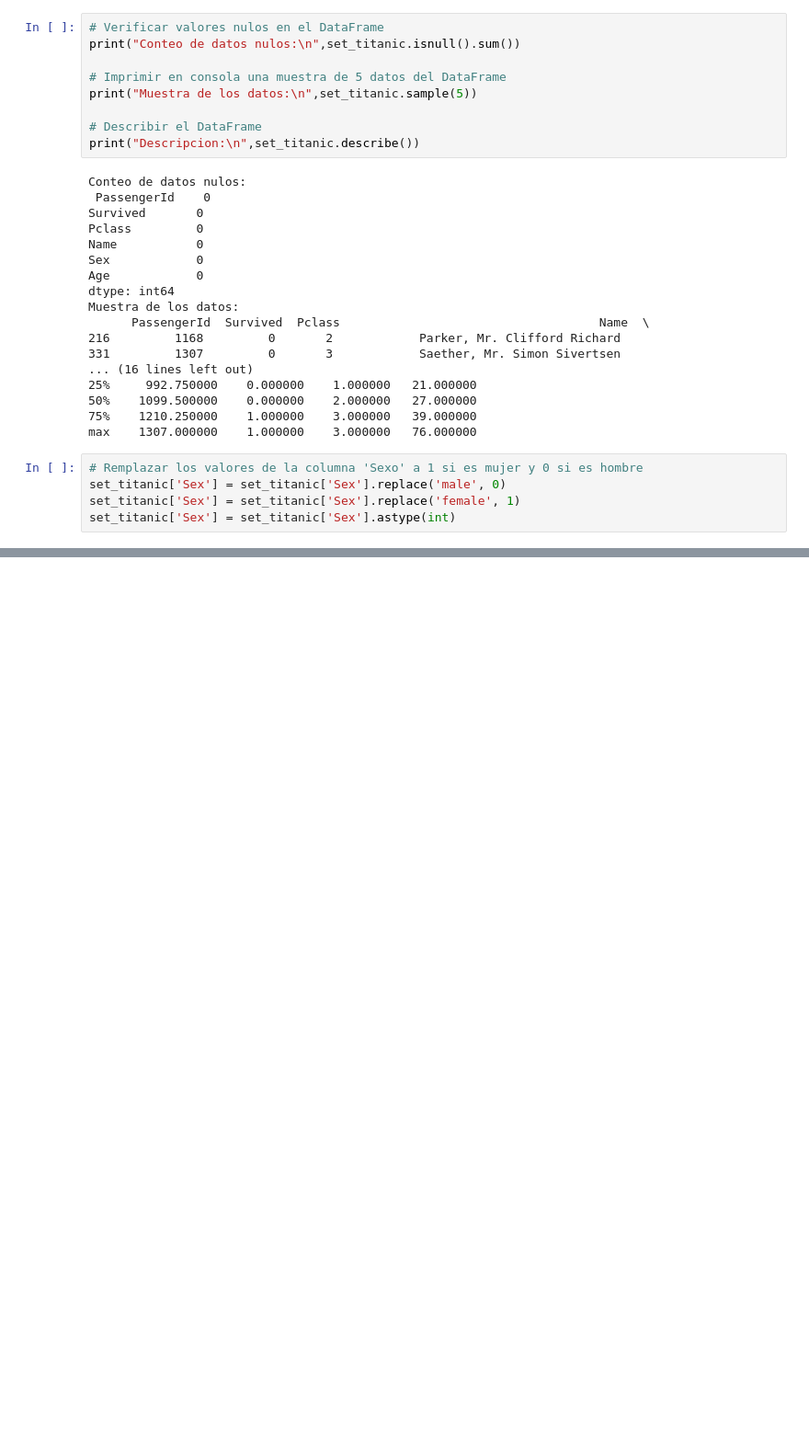
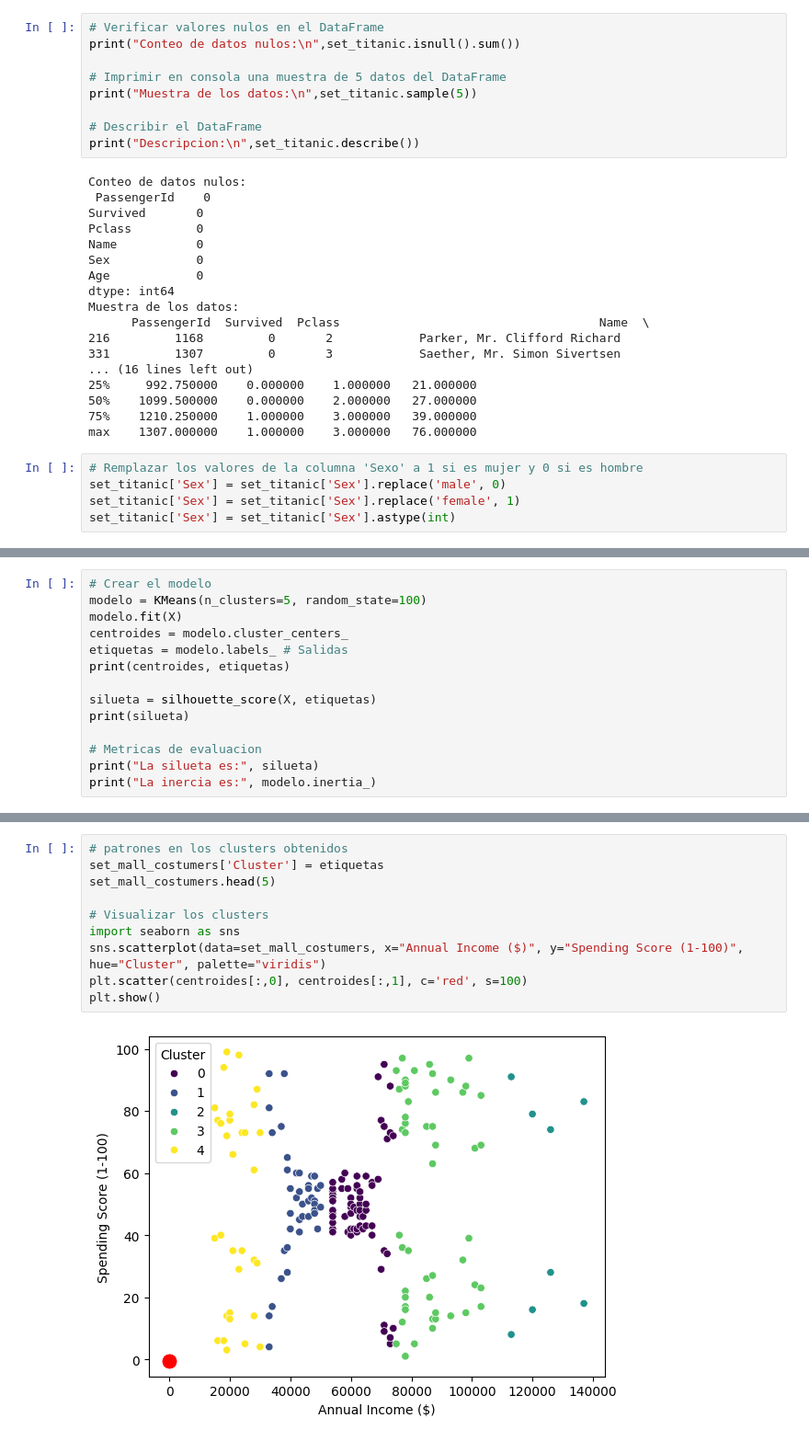
Before and after one commit to Alejo-P/Fundamentos-IA, a Jupyter notebook: T3-Aprendizaje-Automatico/programa.ipynb, the cells around one changed output, grey strips where cells are left out. Shown at 92% size. Drawn from its saved outputs; the diff is of its cells as text; blank space fills up the shorter version.

```diff
--- a/T3-Aprendizaje-Automatico/programa.ipynb
+++ b/T3-Aprendizaje-Automatico/programa.ipynb
@@ -155,0 +337,14 @@ set_titanic['Sex'] = set_titanic['Sex'].astype(int)
+# %%
+# Crear el modelo
+modelo = KMeans(n_clusters=5, random_state=100)
+modelo.fit(X)
+centroides = modelo.cluster_centers_
+etiquetas = modelo.labels_ # Salidas
+print(centroides, etiquetas)
+
+silueta = silhouette_score(X, etiquetas)
+print(silueta)
+
+# Metricas de evaluacion
+print("La silueta es:", silueta)
+print("La inercia es:", modelo.inertia_)
@@ -155,0 +365,12 @@ set_titanic['Sex'] = set_titanic['Sex'].astype(int)
+# %%
+# patrones en los clusters obtenidos
+set_mall_costumers['Cluster'] = etiquetas
+set_mall_costumers.head(5)
+
+# Visualizar los clusters
+import seaborn as sns
+sns.scatterplot(data=set_mall_costumers, x="Annual Income ($)", y="Spending Score (1-100)", hue="Cluster", palette="viridis")
+plt.scatter(centroides[:,0], centroides[:,1], c='red', s=100)
+plt.show()
+# %% [output]
+[figure, added]
```
Also changed, not shown: parts of 27 cells of this notebook.
